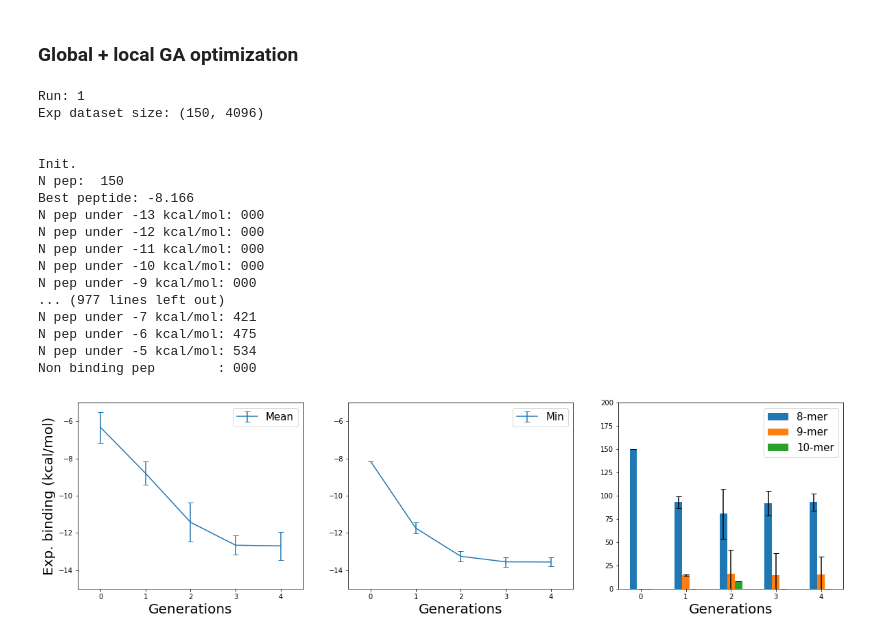
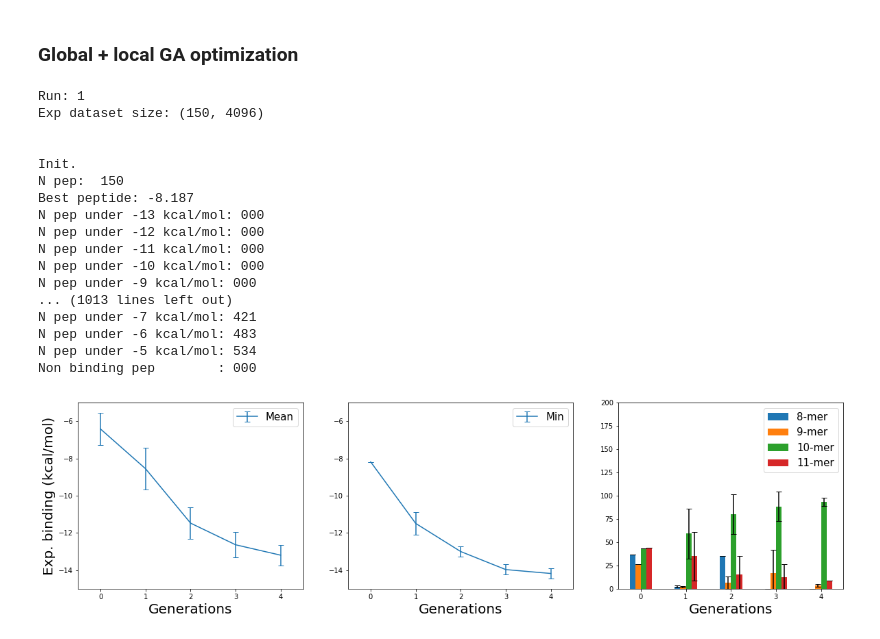
Before and after one commit to jeeberhardt/mobius, a Jupyter notebook: data/helm_ga/Untitled2.ipynb, the cells around one changed output. Cells and saved outputs as stored; diff of their text form; code cells hidden in the pictures.

Commit message:
Tried out other parameters, longer local GA is better

```diff
--- a/data/helm_ga/Untitled2.ipynb
+++ b/data/helm_ga/Untitled2.ipynb
@@ -719,7 +720,7 @@ R2: 0.849
 RMSD : 0.601 kcal/mol
 # %%
 n_peptides = 150
-peptide_length = [8]
+peptide_length = [8, 9, 10, 11]
 energy_bounds = [-8.2, -5] # about between 1 and 250 uM
 energy_cutoff = -5 # around 250 uM
 
@@ -1157,7 +1158,7 @@ class GAOptimization:
 
     def _generate_new_population(self, parents, parent_scores, elitism=True, greater_is_better=True):
         new_pop = []
-        probability = 0.5
+        probability = 0.25
         only_terminus = True
         minimum_size = 8
         maximum_size = 11
@@ -1340,8 +1341,8 @@ class DMTExperience:
 # %%
 config = {'NCAN': 96,
           'monomer_aa1_lib': monomer_aa1_lib, 'probability_matrix': probability_matrix,
-          'local_n_gen': 3, 'local_n_children': 250, 'local_sigma': 0.08,
-          'global_n_gen': 1, 'global_n_children': 1000, 'global_sigma': 0.2}
+          'local_n_gen': 10, 'local_n_children': 500, 'local_sigma': 0.1,
+          'global_n_gen': 1, 'global_n_children': 1000, 'global_sigma': 0.5}
 
 dmt = DMTExperience(random_peptides, random_peptide_scores)
 df = dmt.run(4, 10, **config)
@@ -1352,15 +1353,15 @@ Exp dataset size: (150, 4096)
 
 Init.
 N pep:  150
-Best peptide: -8.166
+Best peptide: -8.187
 N pep under -13 kcal/mol: 000
 N pep under -12 kcal/mol: 000
 N pep under -11 kcal/mol: 000
 N pep under -10 kcal/mol: 000
 N pep under -9 kcal/mol: 000
-... (977 lines left out)
+... (1013 lines left out)
 N pep under -7 kcal/mol: 421
-N pep under -6 kcal/mol: 475
+N pep under -6 kcal/mol: 483
 N pep under -5 kcal/mol: 534
 Non binding pep        : 000
 # %%
@@ -1399,32 +1400,33 @@ y = df.groupby(by=['sample', 'gen', 'length'])\
 
 # fillna(0) to avoid NaN otherwise removed when pivoting...
 errors = df.groupby(by=['sample', 'gen', 'length'])\
   .agg(['count'])['exp_score']\
   .groupby(['gen', 'length'])\
   .std()\
   .fillna(0)\
   .pivot_table(['count'], ['gen'], 'length')\
   .reset_index()\
   .fillna(0)
 
 y.plot.bar(x='gen', yerr=errors, ax=axarr[2], capsize=4, rot=0, fontsize=10)
 
 axarr[0].set_xlabel('Generations', fontsize=20)
 axarr[1].set_xlabel('Generations', fontsize=20)
 axarr[2].set_xlabel('Generations', fontsize=20)
 axarr[0].set_ylabel('Exp. binding (kcal/mol)', fontsize=20)
 
 axarr[0].set_ylim([-15, -5])
 axarr[1].set_ylim([-15, -5])
 axarr[2].set_ylim([0, 200])
 
 axarr[0].legend(['Mean'], fontsize=15)
 axarr[1].legend(['Min'], fontsize=15)
 axarr[2].legend(['%d-mer' % s for s in np.sort(df['length'].unique())], fontsize=15)
 
-run_name = '8-mers_G4-1000-0.2_L3-250-0.08_8-9-10-11-mers_3'
+date = datetime.now().strftime("%d-%m-%Y_%H:%M")
+run_name = '%s_8-9-10-11mers_G4-1000-0.5_L10-500-0.1_8-9-10-11-mers_3_pi' % date
 df.to_csv('data_%s.csv' % run_name, index=False)
 plt.savefig('figure_%s.png' % run_name, dpi=300, bbox_inches='tight')
 plt.show()
 # %% [output]
-[figure, old version]
+[figure, new version]
```
Also changed, not shown: parts of 3 cells of this notebook, 21 other files.
